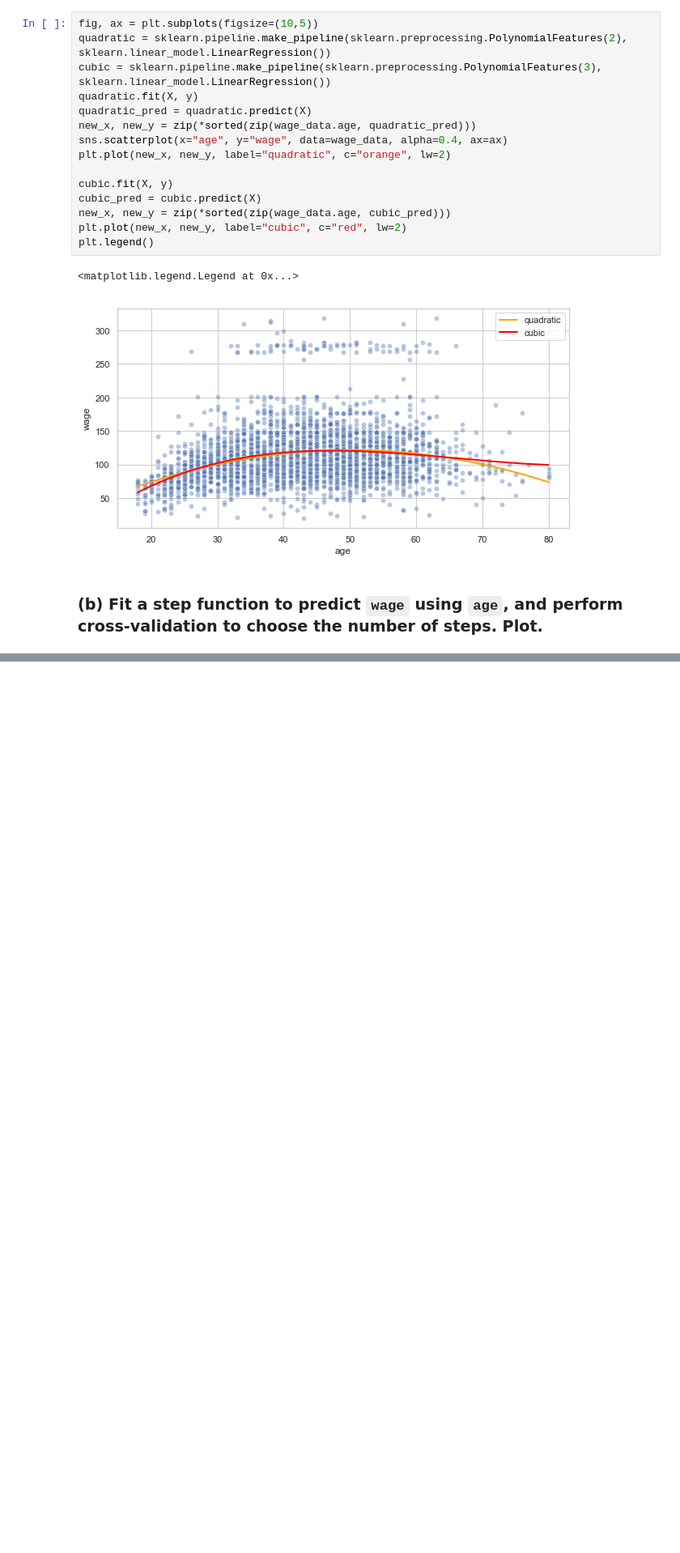
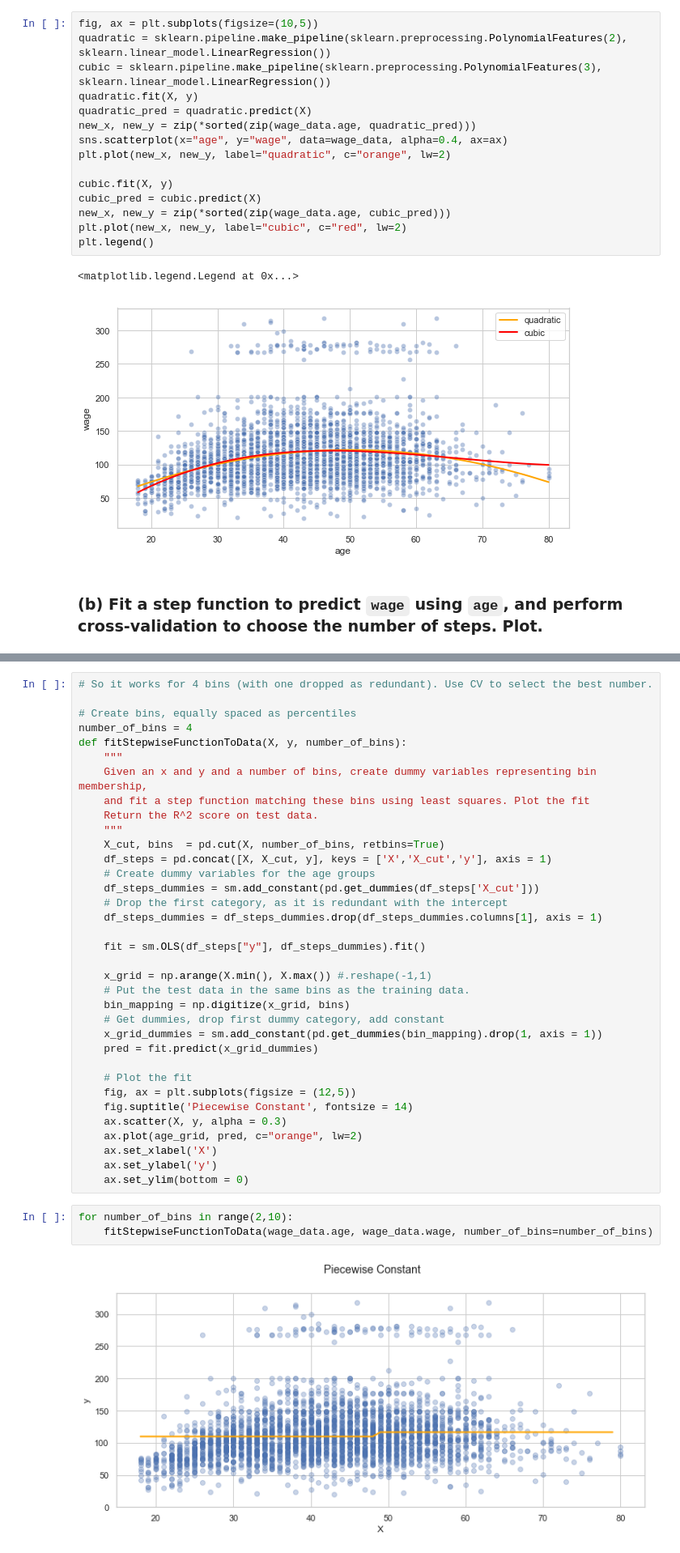
Before and after one commit to wllgrnt/islr-python-examples, a Jupyter notebook: Chapter7/question6.ipynb, the cells around one changed output, grey strips where cells are left out. Shown at 81% size. Saved outputs shown, nothing was run; the diff lists cells and outputs as text; blank space fills up the shorter version.

Commit message:
question6:wrapped sklearn to create a stepwise regressor

```diff
--- a/Chapter7/question6.ipynb
+++ b/Chapter7/question6.ipynb
@@ -122,0 +206,40 @@ plt.legend()
+# %%
+# So it works for 4 bins (with one dropped as redundant). Use CV to select the best number.
+
+# Create bins, equally spaced as percentiles
+number_of_bins = 4
+def fitStepwiseFunctionToData(X, y, number_of_bins):
+    """
+    Given an x and y and a number of bins, create dummy variables representing bin membership,
+    and fit a step function matching these bins using least squares. Plot the fit
+    Return the R^2 score on test data.
+    """
+    X_cut, bins  = pd.cut(X, number_of_bins, retbins=True)
+    df_steps = pd.concat([X, X_cut, y], keys = ['X','X_cut','y'], axis = 1)
+    # Create dummy variables for the age groups
+    df_steps_dummies = sm.add_constant(pd.get_dummies(df_steps['X_cut']))
+    # Drop the first category, as it is redundant with the intercept
+    df_steps_dummies = df_steps_dummies.drop(df_steps_dummies.columns[1], axis = 1)
+
+    fit = sm.OLS(df_steps["y"], df_steps_dummies).fit()
+
+    x_grid = np.arange(X.min(), X.max()) #.reshape(-1,1)
+    # Put the test data in the same bins as the training data.
+    bin_mapping = np.digitize(x_grid, bins)
+    # Get dummies, drop first dummy category, add constant
+    x_grid_dummies = sm.add_constant(pd.get_dummies(bin_mapping).drop(1, axis = 1))
+    pred = fit.predict(x_grid_dummies)
+
+    # Plot the fit
+    fig, ax = plt.subplots(figsize = (12,5))
+    fig.suptitle('Piecewise Constant', fontsize = 14)
+    ax.scatter(X, y, alpha = 0.3)
+    ax.plot(age_grid, pred, c="orange", lw=2)
+    ax.set_xlabel('X')
+    ax.set_ylabel('y')
+    ax.set_ylim(bottom = 0)
+# %%
+for number_of_bins in range(2,10):
+    fitStepwiseFunctionToData(wage_data.age, wage_data.wage, number_of_bins=number_of_bins)
+# %% [output]
+[figure, added]
```
Also changed, not shown: parts of 13 cells of this notebook.
